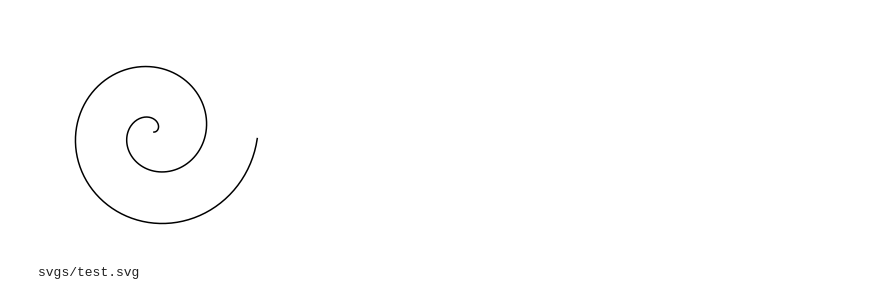
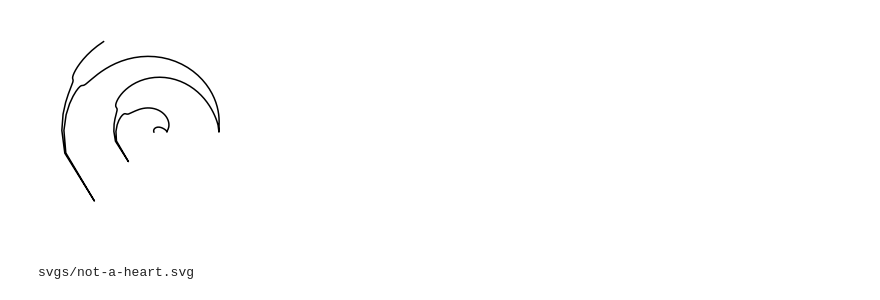
Before and after one commit to R4chel/axidraw-play, a Jupyter notebook: python/heart.ipynb, the cells around one changed output. Saved outputs shown, nothing was run; the diff lists cells and outputs as text; code cells hidden in the pictures.

Commit message:
weird non-heart shape

```diff
--- a/python/heart.ipynb
+++ b/python/heart.ipynb
@@ -3,4 +3,5 @@ import matplotlib.pyplot as plt
 import numpy as np
 # %%
 r = np.arange(0, 2, 0.01)
-theta = 2 * np.pi * r
+rads = 2 * np.pi * r
+theta = heart(rads)
@@ -7,17 +31,17 @@ theta = 2 * np.pi * r
 # %%
 fig = plt.figure()
 ax = fig.add_subplot(projection='polar')
 plt.axis('off')
 #plt.polar(theta, r, color = "black" )
 ax.plot(theta, r, color="black")
 ax.grid(False)
-path='svgs/test.svg'
+path='svgs/not-a-heart.svg'
 plt.savefig(path, format='svg')
 # %% [output]
-[figure, old version]
+[figure, new version]
 # %%
 print(path)
 # %% [output]
-svgs/test.svg
+svgs/not-a-heart.svg
 # %%
 plt.show()
```
Also changed, not shown: parts of 3 cells of this notebook.
